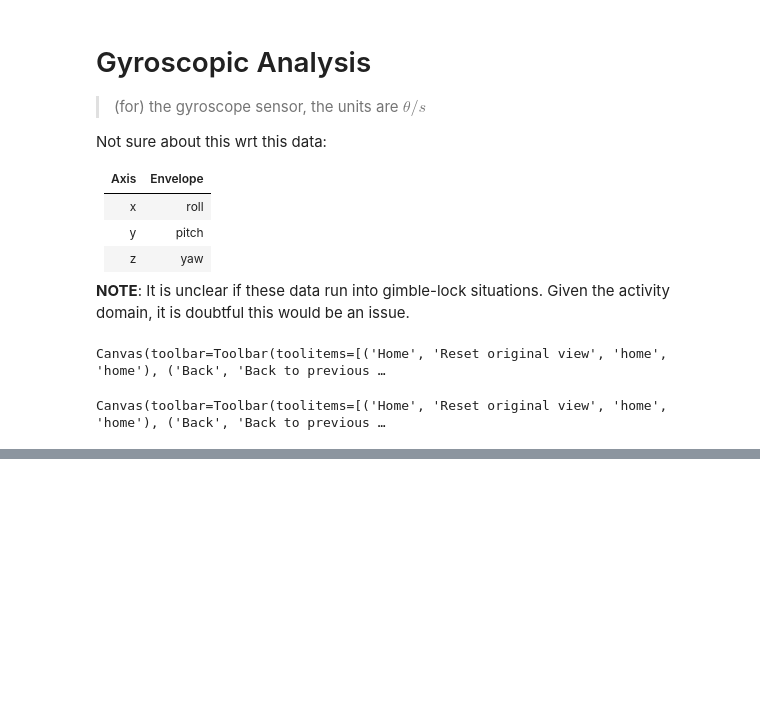
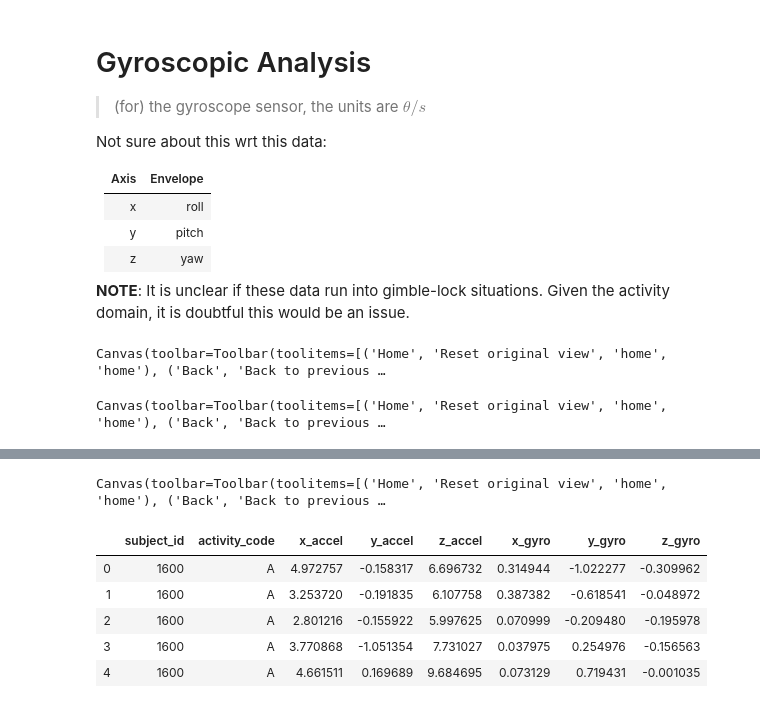
Before and after one commit to tretomaszewski/F19_IS590DV_Final, a Jupyter notebook: notebooks/SmartPhoneWatchActivity.ipynb, the cells around one changed output, grey strips where cells are left out. Drawn from its saved outputs; the diff is of its cells as text; code cells hidden in the pictures; blank space fills up the shorter version.

```diff
--- a/notebooks/SmartPhoneWatchActivity.ipynb
+++ b/notebooks/SmartPhoneWatchActivity.ipynb
@@ -551,0 +703,24 @@ These can be combined to create ... (more to come)
+# %%
+test_df = pd.DataFrame({'x_accel': 1, 'y_accel': 0, 'z_accel': 0, 'x_gyro': 0, 'y_gyro': np.pi/2, 'z_gyro': 0}, index=[0])
+rot_test_df = test_df.apply(series_3d_rotation, axis=1)
+fig = plt.figure()
+ax = fig.add_subplot(111, projection='3d')
+ax.plot([0, test_df.x_accel.iloc[0]], [0, test_df.y_accel.iloc[0]], [0, test_df.z_accel.iloc[0]], label='Original Vector')
+ax.plot([0, rot_test_df.x_accel.iloc[0]], [0, rot_test_df.y_accel.iloc[0]], [0, rot_test_df.z_accel.iloc[0]], label='Rotated Vector')
+fig.legend()
+fig.canvas.layout.width = '600px'
+fig.canvas.layout.height = '600px'
+
+fig.show()
+# %% [output]
+Canvas(toolbar=Toolbar(toolitems=[('Home', 'Reset original view', 'home', 'home'), ('Back', 'Back to previous …
+# %%
+watch_df = pd.read_csv('../data/processed/wisdm/merged_sensors/watch/1600_watch.csv').drop(columns='timestamp')
+watch_df.head()
+# %% [output]
+|  | subject_id | activity_code | x_accel | y_accel | z_accel | x_gyro | y_gyro | z_gyro |
+| 0 | 1600 | A | 4.972757 | -0.158317 | 6.696732 | 0.314944 | -1.022277 | -0.309962 |
+| 1 | 1600 | A | 3.253720 | -0.191835 | 6.107758 | 0.387382 | -0.618541 | -0.048972 |
+| 2 | 1600 | A | 2.801216 | -0.155922 | 5.997625 | 0.070999 | -0.209480 | -0.195978 |
+| 3 | 1600 | A | 3.770868 | -1.051354 | 7.731027 | 0.037975 | 0.254976 | -0.156563 |
+| 4 | 1600 | A | 4.661511 | 0.169689 | 9.684695 | 0.073129 | 0.719431 | -0.001035 |
```
Also changed, not shown: parts of 47 cells of this notebook.
